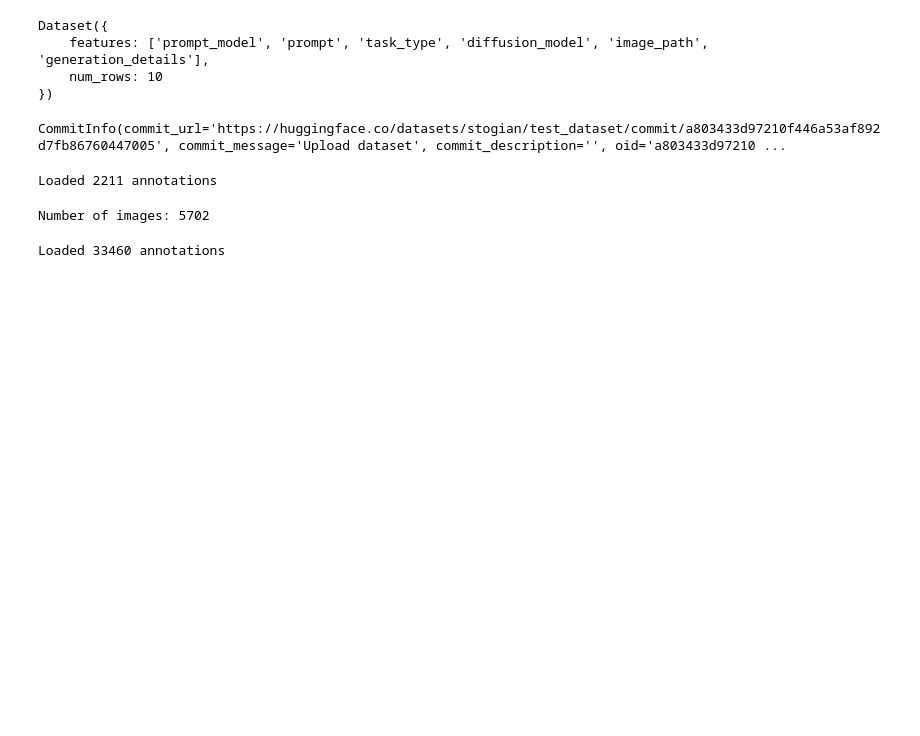
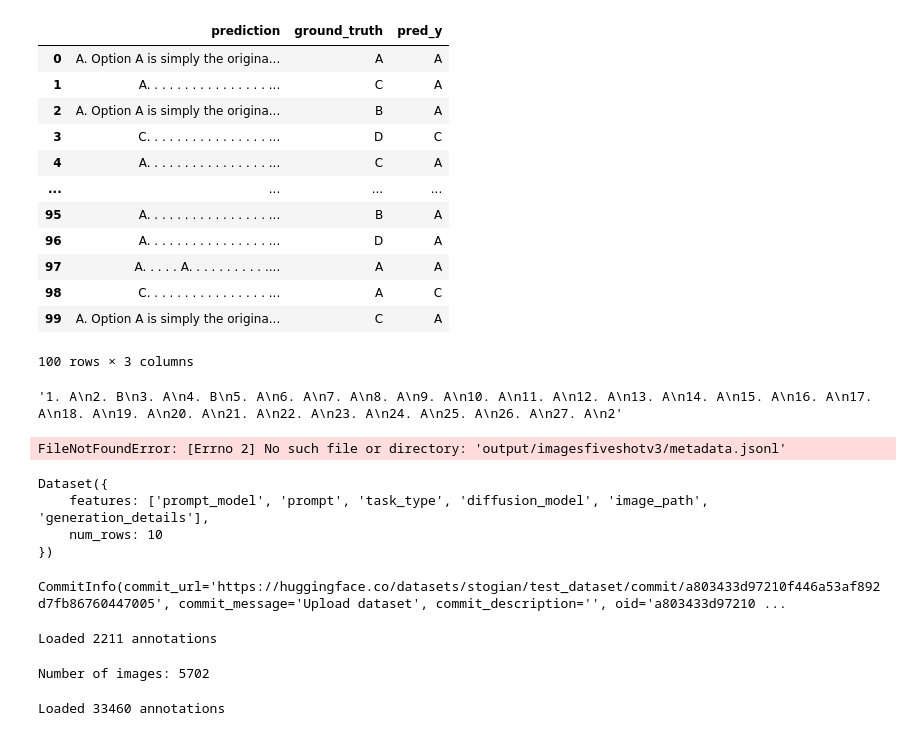
Before and after one commit to stogiannidis/srbench, a Jupyter notebook: tests.ipynb, the cells around one changed output. Saved outputs shown, nothing was run; the diff lists cells and outputs as text; code cells hidden in the pictures; blank space fills up the shorter version.

```diff
--- a/tests.ipynb
+++ b/tests.ipynb
@@ -1,3 +34,66 @@
+# %%
+import pandas as pd
+
+res = pd.read_csv('results_llama_full.csv')
+
+def preprocess(example):
+	example['pred_y'] = example['prediction'].split('.')[0]
+	return example
+
+res = res.apply(preprocess, axis=1)
+res
+
+
+# print(
+#     f"Correct {res['pred_y'].eq(res['ground_truth']).sum()} out of {len(res)} | {res['pred_y'].eq(res['ground_truth']).sum() / len(res) * 100:.2f}%"
+# )
+
+# # # Count A in "prediction" and "answer"
+# print(f"Count A in prediction: {res['pred_y'].eq('B').sum()}")
+# %% [output]
+|  | prediction | ground_truth | pred_y |
+| 0 | A. Option A is simply the origina... | A | A |
+| 1 | A. . . . . . . . . . . . . . . . ... | C | A |
+| 2 | A. Option A is simply the origina... | B | A |
+| 3 | C. . . . . . . . . . . . . . . . ... | D | C |
+| 4 | A. . . . . . . . . . . . . . . . ... | C | A |
+| ... | ... | ... | ... |
+| 95 | A. . . . . . . . . . . . . . . . ... | B | A |
+| 96 | A. . . . . . . . . . . . . . . . ... | D | A |
+| 97 | A. . . . . A. . . . . . . . . . .... | A | A |
+| 98 | C. . . . . . . . . . . . . . . . ... | A | C |
+| 99 | A. Option A is simply the origina... | C | A |
+100 rows × 3 columns
+# %%
+relations["prediction"][985]
+# %% [output]
+'1. A\n2. B\n3. A\n4. B\n5. A\n6. A\n7. A\n8. A\n9. A\n10. A\n11. A\n12. A\n13. A\n14. A\n15. A\n16. A\n17. A\n18. A\n19. A\n20. A\n21. A\n22. A\n23. A\n24. A\n25. A\n26. A\n27. A\n2'
+# %%
+import pandas as pd
+from PIL import Image
+import os
+import json
+from IPython.display import display, HTML
+import base64
+
+with open("output/imagesfiveshotv3/metadata.jsonl") as f:
+	metadata = f.readlines()
+metadata = [json.loads(x.strip()) for x in metadata]
+df = pd.DataFrame(metadata)
+# Function to encode image to base64
+def image_to_base64(image_path, width=100):
+	with open(image_path, "rb") as f:
+		img_data = f.read()
+	img_base64 = base64.b64encode(img_data).decode("utf-8")
+	return f'<img src="embedded-picture" width="{width}"/>'
+# Apply to DataFrame
+df["image"] = df["image_path"].apply(image_to_base64)
+# Save to HTML
+# df.to_html("dataframe_with_images.html", escape=False)
+# Display in Jupyter Notebook (optional)
+display(HTML(df.to_html(escape=False)))
+# %% [output]
+FileNotFoundError: [Errno 2] No such file or directory: 'output/imagesfiveshotv3/metadata.jsonl'
 # %%
 # read jsonl file and display it in csv format through pandas
 import pandas as pd
```
Also changed, not shown: parts of 4 cells of this notebook, 7 other files.
